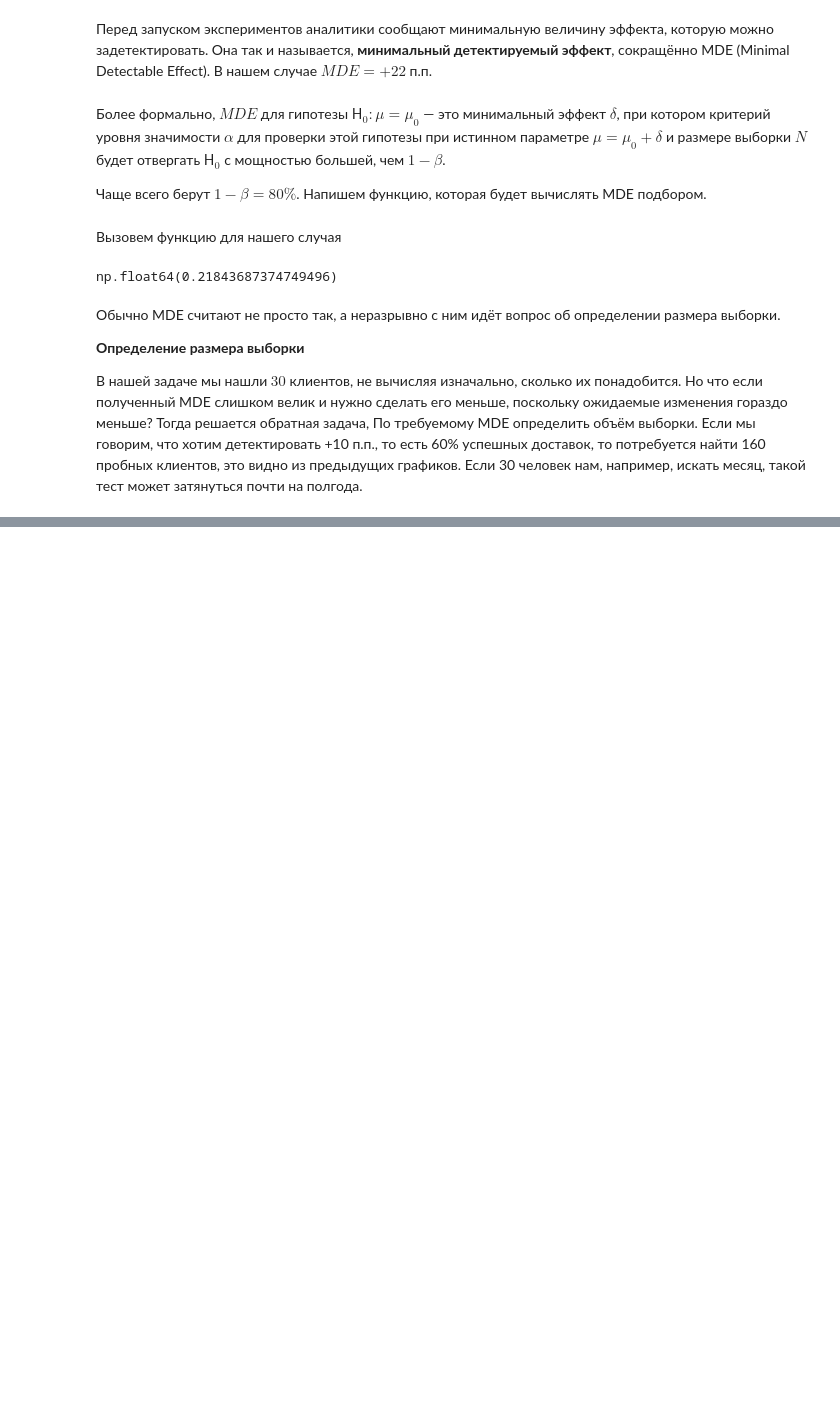
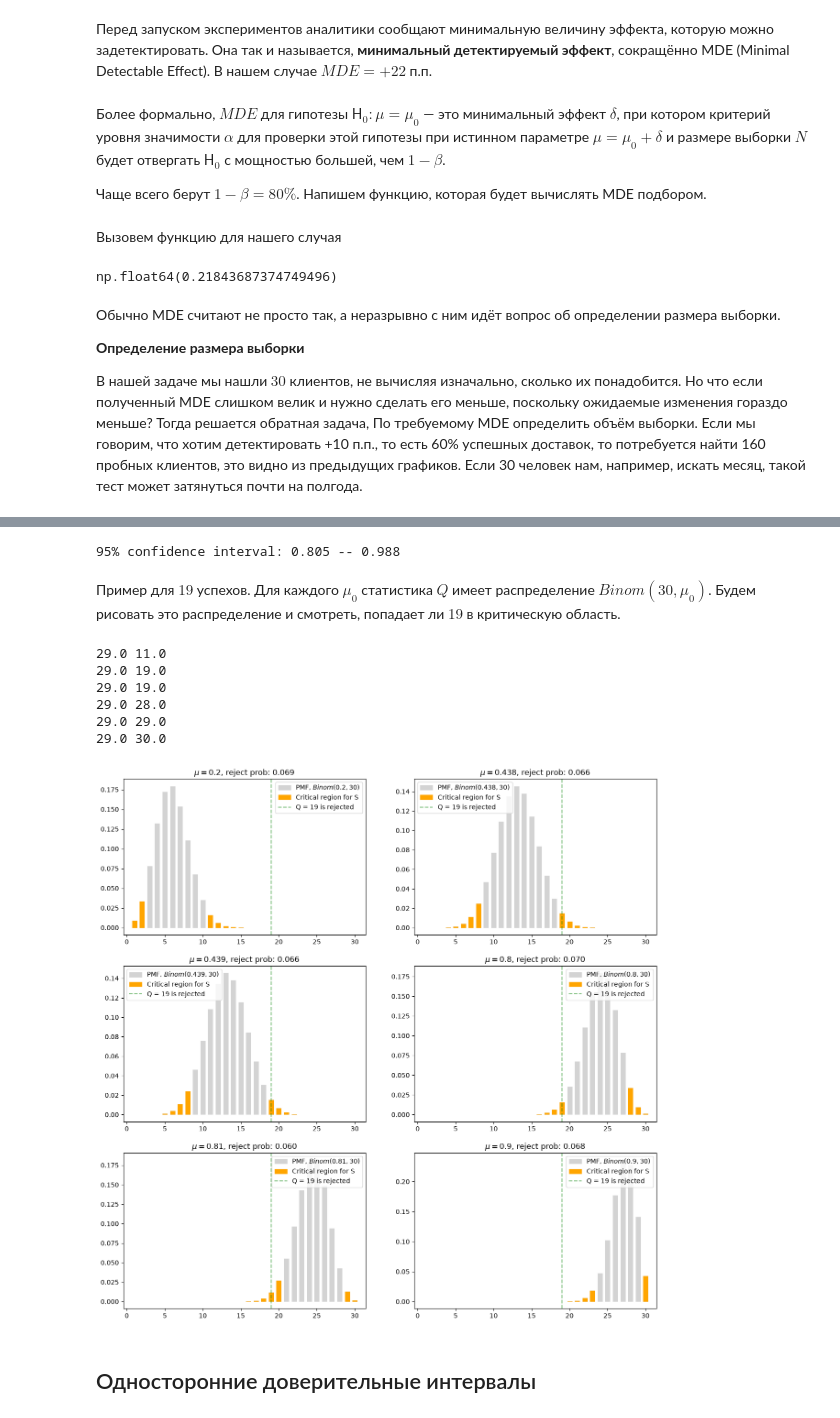
Before and after one commit to NikitaVasilev2003/Applied-statistics, a Jupyter notebook: statistical_power.ipynb, the cells around one changed output, grey strips where cells are left out. Drawn from its saved outputs; the diff is of its cells as text; code cells hidden in the pictures; blank space fills up the shorter version.

Commit message:
confidence interval

```diff
--- a/statistical_power.ipynb
+++ b/statistical_power.ipynb
@@ -223,0 +250,69 @@ np.float64(0.21843687374749496)
+# %%
+success_cnt = 28
+mu_grid = numpy.arange(0, 1.001, 0.001)
+mu_no_rejection = []
+
+for mu_h0 in mu_grid:
+    c1, c2 = two_sided_criterion_nonsym(n=30, mu=mu_h0, alpha=0.1)
+    if success_cnt > c1 and success_cnt < c2:
+        mu_no_rejection.append(mu_h0)
+
+min_interval = min(mu_no_rejection)
+max_interval = max(mu_no_rejection)
+# либо просто mu_no_rejection[0] и mu_no_rejection[-1]
+print(f"95% confidence interval: {min_interval:.3f} -- {max_interval:.3f}")
+# %% [output]
+95% confidence interval: 0.805 -- 0.988
+# %% [markdown]
+Пример для $19$ успехов. Для каждого $\mu_0$ статистика $Q$ имеет распределение $Binom(30, \mu_0)$. Будем рисовать это распределение и смотреть, попадает ли $19$ в критическую область.
+# %%
+mus_h0 = [0.2, 0.438, 0.439, 0.8, 0.81, 0.9]
+success_cnt = 19
+# %%
+fig, axes = pyplot.subplots(3, 2, figsize=(15, 15))
+
+for mu_h0, ax in zip(mus_h0, axes.flatten()):
+    binom_h0 = binom(30, mu_h0)
+    probs = binom_h0.pmf(x_grid)
+    ax.vlines(
+        x_grid,
+        0,
+        probs,
+        linewidth=8.0,
+        color="lightgray",
+        label=f"PMF, $Binom({mu_h0}, 30)$",
+    )
+    с1, c2 = two_sided_criterion_nonsym(30, mu_h0, alpha=0.1)
+    print(c1, c2)
+    crit_reg = (x_grid <= с1) | (x_grid >= c2)
+    ax.vlines(
+        x_grid[crit_reg],
+        0,
+        probs[crit_reg],
+        color="orange",
+        linewidth=8.0,
+        label="Critical region for S",
+    )
+    is_rejection = success_cnt <= c1 or success_cnt >= c2
+    ax.axvline(
+        success_cnt,
+        ls="--",
+        label=f"Q = {success_cnt} "
+        + ("is rejected" if is_rejection else "is not rejected"),
+        color="green",
+        alpha=0.5,
+    )
+
+    rejection_prob = probs[crit_reg].sum()
+    ax.set_title(rf"$\mu = {mu_h0}$, reject prob: {rejection_prob:.3f}", fontsize=12)
+    ax.legend()
+# %% [output]
+29.0 11.0
+29.0 19.0
+29.0 19.0
+29.0 28.0
+29.0 29.0
+29.0 30.0
+[figure, added]
+# %% [markdown]
+## Односторонние доверительные интервалы
```
Also changed, not shown: parts of 30 cells of this notebook, 2 other files.
